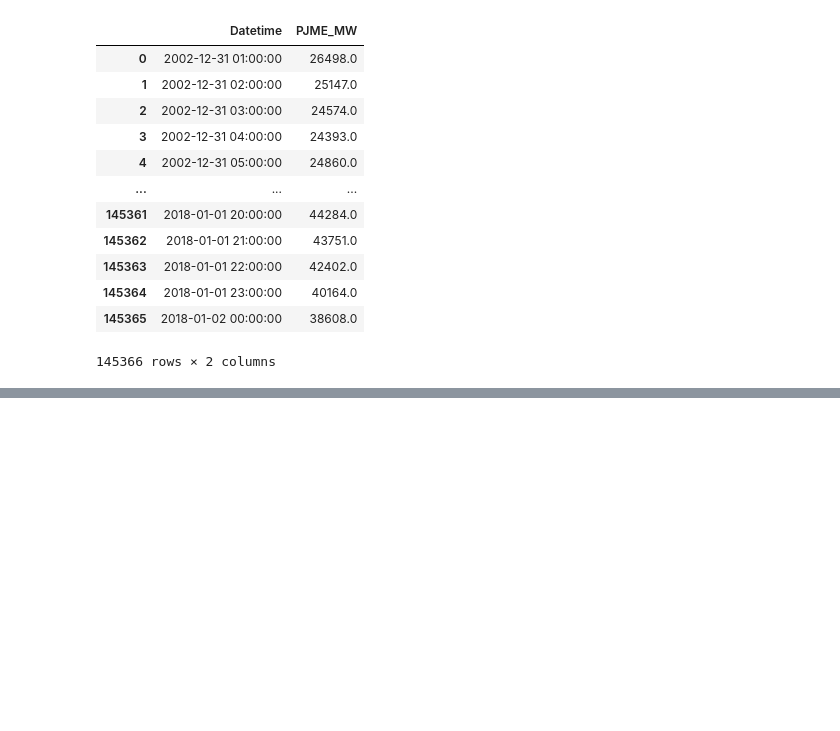
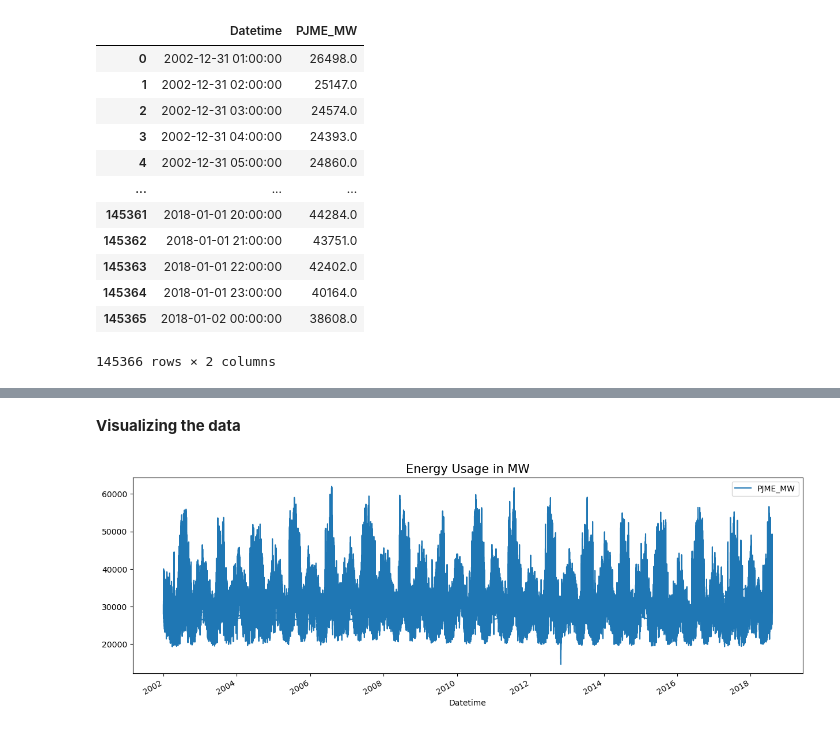
Before and after one commit to YarosInter/Time-Series-XGBoost-Energy-Consumption, a Jupyter notebook: XGBoost_Energy_Consumption_Forecast.ipynb, the cells around one changed output, grey strips where cells are left out. Cells and saved outputs as stored; diff of their text form; code cells hidden in the pictures; blank space fills up the shorter version.

Commit message:
Feature Engineering
- Started creating new inputs from raw data to work on EDA

```diff
--- a/XGBoost_Energy_Consumption_Forecast.ipynb
+++ b/XGBoost_Energy_Consumption_Forecast.ipynb
@@ -27,0 +49,4 @@ df
+# %%
+df = df.set_index("Datetime")
+df.index = pd.to_datetime(df.index)
+df.head()
@@ -27,0 +61,8 @@ df
+# %% [markdown]
+**Visualizing the data**
+# %%
+df.plot(figsize=(15,5))
+plt.title("Energy Usage in MW", fontsize=15)
+plt.show()
+# %% [output]
+[figure, added]
```
Also changed, not shown: parts of 8 cells of this notebook.
